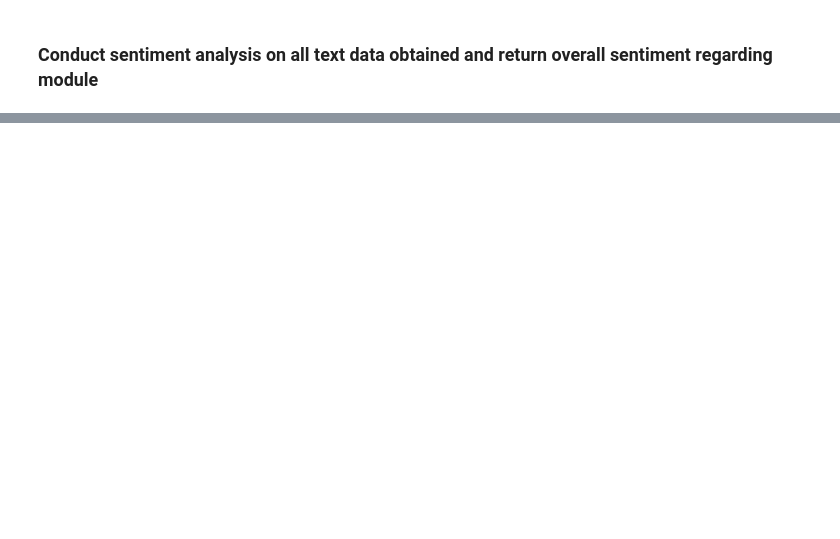
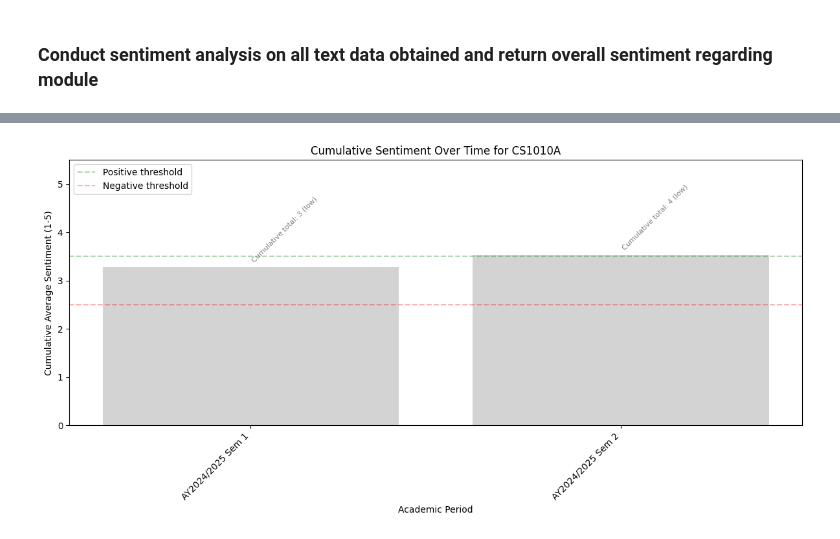
Before and after one commit to thadduslee/Orbital-2026, a Jupyter notebook: Base_file.ipynb, the cells around one changed output, grey strips where cells are left out. Drawn from its saved outputs; the diff is of its cells as text; code cells hidden in the pictures; blank space fills up the shorter version.

```diff
--- a/Base_file.ipynb
+++ b/Base_file.ipynb
@@ -319,7 +313,7 @@ ACC1002, ACC1002X, ACC1006, ACC1701, ACC1701X, ACC2002, ACC2706, ACC2707, ACC270
 # %% [markdown]
 ### **Receive user input for module to conduct sentiment analysis on**
 # %%
-module = input("Enter module code (e.g. CS1010): ").upper().strip()
+module = input("Enter module code (e.g. CS1010A): ").upper().strip()
 
 subset = df_reviews[df_reviews["module_code"] == module]
 
@@ -329,6 +323,6 @@ if subset.empty:
     if close:
         print(f"   Did you mean one of: {sorted(close)[:10]}?")
 else:
-    messages = subset["message"].tolist()  # already cleaned — skip HTML step
+    messages = subset["message"].tolist()
     print(f"✅ Found {len(messages)} reviews for {module}.")
 # %% [output]
@@ -467,0 +392,78 @@ else:
+# %%
+import matplotlib.pyplot as plt
+import numpy as np
+
+MIN_SAMPLES = 5 #remember that if number of comments below 5 we say insufficient reviews (comment for ethan)
+
+def get_academic_period(date):
+    month, year = date.month, date.year
+    if month >= 8:
+        return f"AY{year}/{year+1} Sem 1"
+    elif month <= 5:
+        return f"AY{year-1}/{year} Sem 2"
+    else:
+        return f"AY{year-1}/{year} Special Term"
+
+def period_sort_key(period):
+    term_order = {"Sem 1": 0, "Sem 2": 1, "Special Term": 2}
+    ay_part, term = period.split(" ", 1)
+    start_year = int(ay_part[2:6])
+    return (start_year, term_order[term])
+
+data_sorted = subset.copy()
+data_sorted["date"] = pd.to_datetime(data_sorted["date"])
+data_sorted = data_sorted.sort_values("date").reset_index(drop=True)
+data_sorted["clean_message"] = data_sorted["message"].apply(clean_review_text)
+
+if data_sorted.empty:
+    print(f"No reviews found for {module}.")
+else:
+    all_scores = model.predict(
+        tf.constant(data_sorted["clean_message"].tolist()),
+        verbose=0
+    ).flatten()
+    data_sorted["sentiment_score"] = all_scores
+    data_sorted["period"] = data_sorted["date"].apply(get_academic_period)
+
+    # running cumulative count and mean, chronological order
+    data_sorted["cum_n"]   = np.arange(1, len(data_sorted) + 1)
+    data_sorted["cum_avg"] = data_sorted["sentiment_score"].expanding().mean()
+
+    cum_summary = (
+        data_sorted.groupby("period", sort=False)
+        .agg(avg_sentiment=("cum_avg", "last"), n=("cum_n", "last"))
+        .reset_index()
+    )
+    cum_summary["sort_key"] = cum_summary["period"].apply(period_sort_key)
+    cum_summary = cum_summary.sort_values("sort_key").reset_index(drop=True)
+
+    #code to plot the graph below (adjust if words overlap)
+    colors = ["tab:blue" if n >= MIN_SAMPLES else "lightgray" for n in cum_summary["n"]]
+
+    fig, ax1 = plt.subplots(figsize=(12, 6))
+    bars = ax1.bar(cum_summary["period"], cum_summary["avg_sentiment"], color=colors)
+
+    ax1.set_xlabel("Academic Period")
+    ax1.set_ylabel("Cumulative Average Sentiment (1-5)")
+    ax1.set_ylim(0, 5.5)
+    ax1.axhline(y=3.5, color="green", linestyle="--", alpha=0.3, label="Positive threshold")
+    ax1.axhline(y=2.5, color="red", linestyle="--", alpha=0.3, label="Negative threshold")
+
+    for bar, n in zip(bars, cum_summary["n"]):
+        label = f"Cumulative total: {n}" if n >= MIN_SAMPLES else f"Cumulative total: {n} (low)"
+        ax1.text(bar.get_x() + bar.get_width() / 2, bar.get_height() + 0.08,
+                  label, ha="left", va="bottom", fontsize=8, rotation=45,
+                  color="black" if n >= MIN_SAMPLES else "gray")
+
+    plt.xticks(rotation=45, ha="right")
+    plt.title(f"Cumulative Sentiment Over Time for {module}")
+    ax1.legend(loc="upper left")
+    plt.tight_layout()
+    plt.show()
+
+    current_total = cum_summary["n"].iloc[-1]
+    if current_total < MIN_SAMPLES:
+        print(f"Cumulative review count is still below {MIN_SAMPLES} "
+              f"(currently {current_total}). Sentiment score not yet reliable.")
+# %% [output]
+[figure, added]
```
Also changed, not shown: parts of 10 cells of this notebook.
